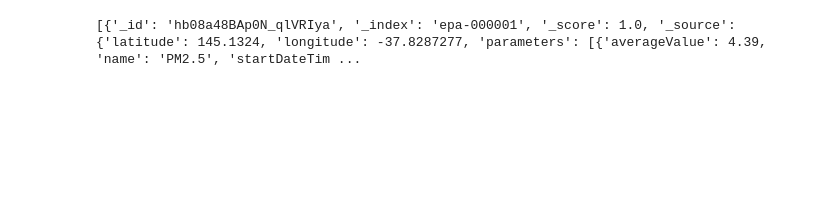
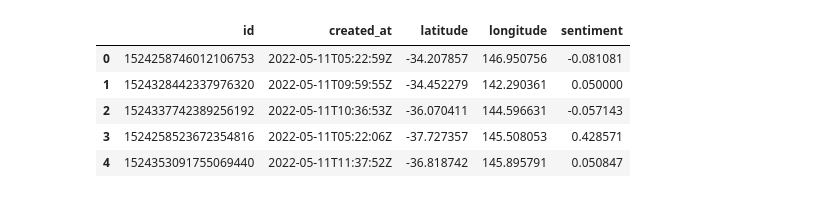
Before and after one commit to Lucasbeast/COMP90024-SM1-Project, a Jupyter notebook: frontend/scenario2.ipynb, the cells around one changed output. Saved outputs shown, nothing was run; the diff lists cells and outputs as text; code cells hidden in the pictures; blank space fills up the shorter version.

```diff
--- a/frontend/scenario2.ipynb
+++ b/frontend/scenario2.ipynb
@@ -54,5 +63,20 @@ twitter_query = {
 
 index_name = 'twitter'
 twitter_data = query_es(body=twitter_query, index_name=index_name)
-print(twitter_data)
+extracted_twitter_data = [
+    {
+        "id": entry["_id"],
+        "created_at": entry["_source"]["created_at"],
+        "latitude": entry["_source"]["geo"]["latitude"],
+        "longitude": entry["_source"]["geo"]["longitude"],
+        "sentiment": entry["_source"]["sentiment"]
+    }
+    for entry in twitter_data
+]
+
+# Convert to DataFrame
+df_twitter = pd.DataFrame(extracted_twitter_data)
+
+# Display the DataFrame
+df_twitter.head()
 # %% [output]
@@ -60,14 +83,6 @@ print(twitter_data)
+|  | id | created_at | latitude | longitude | sentiment |
+| 0 | 1524258746012106753 | 2022-05-11T05:22:59Z | -34.207857 | 146.950756 | -0.081081 |
+| 1 | 1524328442337976320 | 2022-05-11T09:59:55Z | -34.452279 | 142.290361 | 0.050000 |
+| 2 | 1524337742389256192 | 2022-05-11T10:36:53Z | -36.070411 | 144.596631 | -0.057143 |
+| 3 | 1524258523672354816 | 2022-05-11T05:22:06Z | -37.727357 | 145.508053 | 0.428571 |
+| 4 | 1524353091755069440 | 2022-05-11T11:37:52Z | -36.818742 | 145.895791 | 0.050847 |
-# %%
-# query epa data:
-epa_query = {
-    "query": {
-        "match_all": {}
-    },
-    "size": 100
-}
-index_name = 'epa-000001'
-
-epa_data = query_es(body=epa_query, index_name=index_name)
-print(epa_data)
-# %% [output]
-[{'_id': 'hb08a48BAp0N_qlVRIya', '_index': 'epa-000001', '_score': 1.0, '_source': {'latitude': 145.1324, 'longitude': -37.8287277, 'parameters': [{'averageValue': 4.39, 'name': 'PM2.5', 'startDateTim ...
```
Also changed, not shown: parts of 22 cells of this notebook, 4 other files.
